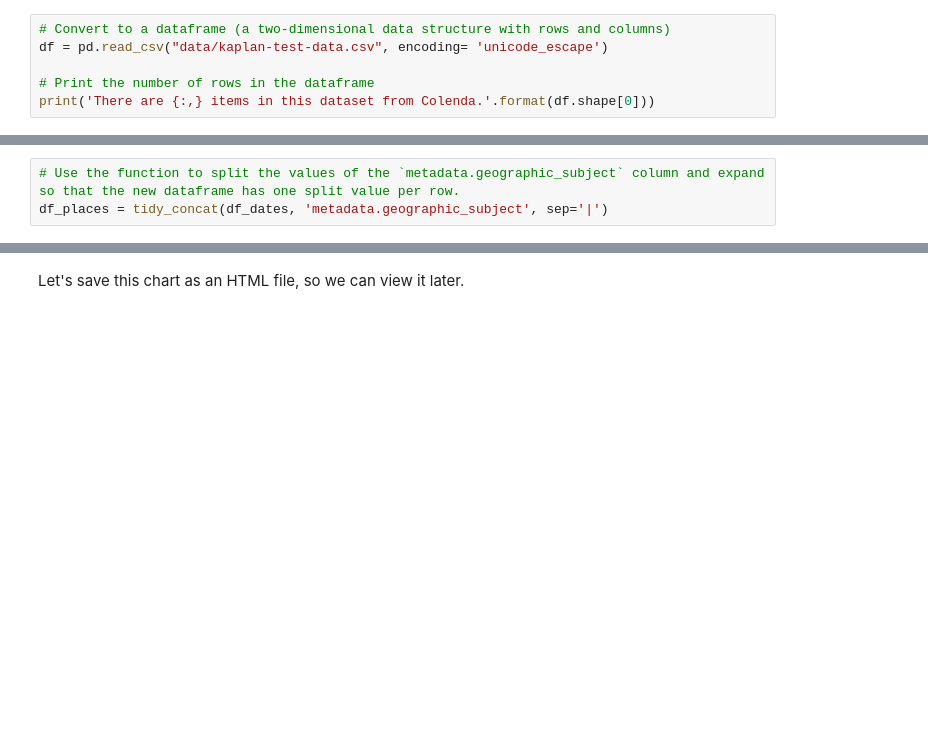
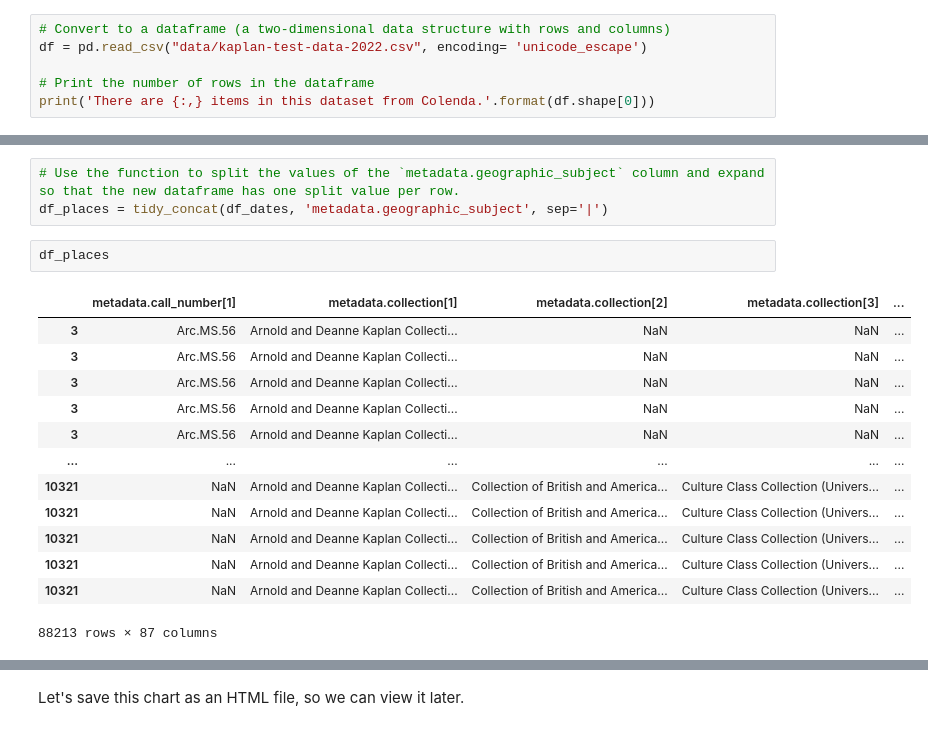
Before and after one commit to upenndigitalscholarship/collections-as-data-notebooks, a Jupyter notebook: kaplan_explore_time.ipynb, the cells around one changed output, grey strips where cells are left out. Drawn from its saved outputs; the diff is of its cells as text; blank space fills up the shorter version.

Commit message:
updated with 2022 data

```diff
--- a/kaplan_explore_time.ipynb
+++ b/kaplan_explore_time.ipynb
@@ -70,7 +88,7 @@ from altair_saver import save
 This pre-harvested dataset from Colenda includes every gift of Arnold and Deanne Kaplan, which covers two collections. In this notebook we will only work with records from the **Arnold and Deanne Kaplan Collection of Early American Judaica**. Let's load our data into Python using [Pandas](https://www.w3schools.com/python/pandas/default.asp), and then filtering on the Early American Judaica collection  by using the `metadata.collection[1]` column.
 # %%
 # Convert to a dataframe (a two-dimensional data structure with rows and columns)
-df = pd.read_csv("data/kaplan-test-data.csv", encoding= 'unicode_escape')
+df = pd.read_csv("data/kaplan-test-data-2022.csv", encoding= 'unicode_escape')
 
 # Print the number of rows in the dataframe
 print('There are {:,} items in this dataset from Colenda.'.format(df.shape[0]))
@@ -512,3 +664,19 @@ In preparation for our the next Jupyter notebook, let's take a look atlocation d
 # %%
 # Use the function to split the values of the `metadata.geographic_subject` column and expand so that the new dataframe has one split value per row.
 df_places = tidy_concat(df_dates, 'metadata.geographic_subject', sep='|')
+# %%
+df_places
+# %% [output]
+|  | metadata.call_number[1] | metadata.collection[1] | metadata.collection[2] | metadata.collection[3] | ... |
+| 3 | Arc.MS.56 | Arnold and Deanne Kaplan Collecti... | NaN | NaN | ... |
+| 3 | Arc.MS.56 | Arnold and Deanne Kaplan Collecti... | NaN | NaN | ... |
+| 3 | Arc.MS.56 | Arnold and Deanne Kaplan Collecti... | NaN | NaN | ... |
+| 3 | Arc.MS.56 | Arnold and Deanne Kaplan Collecti... | NaN | NaN | ... |
+| 3 | Arc.MS.56 | Arnold and Deanne Kaplan Collecti... | NaN | NaN | ... |
+| ... | ... | ... | ... | ... | ... |
+| 10321 | NaN | Arnold and Deanne Kaplan Collecti... | Collection of British and America... | Culture Class Collection (Univers... | ... |
+| 10321 | NaN | Arnold and Deanne Kaplan Collecti... | Collection of British and America... | Culture Class Collection (Univers... | ... |
+| 10321 | NaN | Arnold and Deanne Kaplan Collecti... | Collection of British and America... | Culture Class Collection (Univers... | ... |
+| 10321 | NaN | Arnold and Deanne Kaplan Collecti... | Collection of British and America... | Culture Class Collection (Univers... | ... |
+| 10321 | NaN | Arnold and Deanne Kaplan Collecti... | Collection of British and America... | Culture Class Collection (Univers... | ... |
+88213 rows × 87 columns
```
Also changed, not shown: parts of 25 cells of this notebook, 12 other files.
